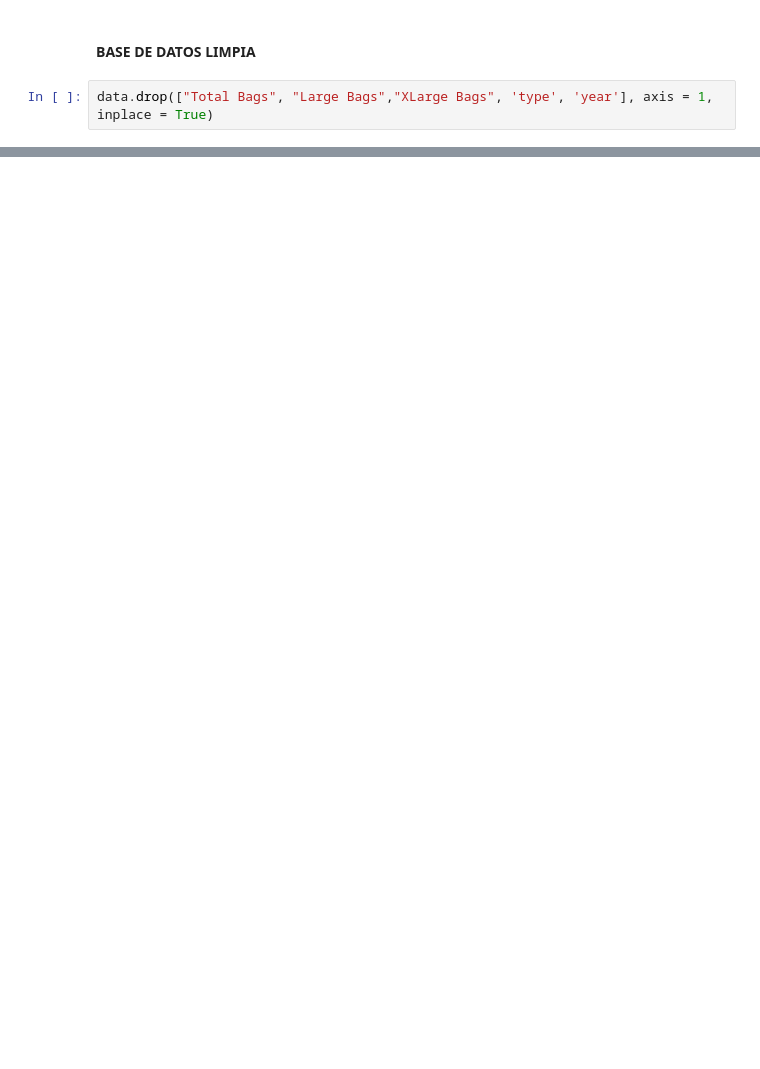
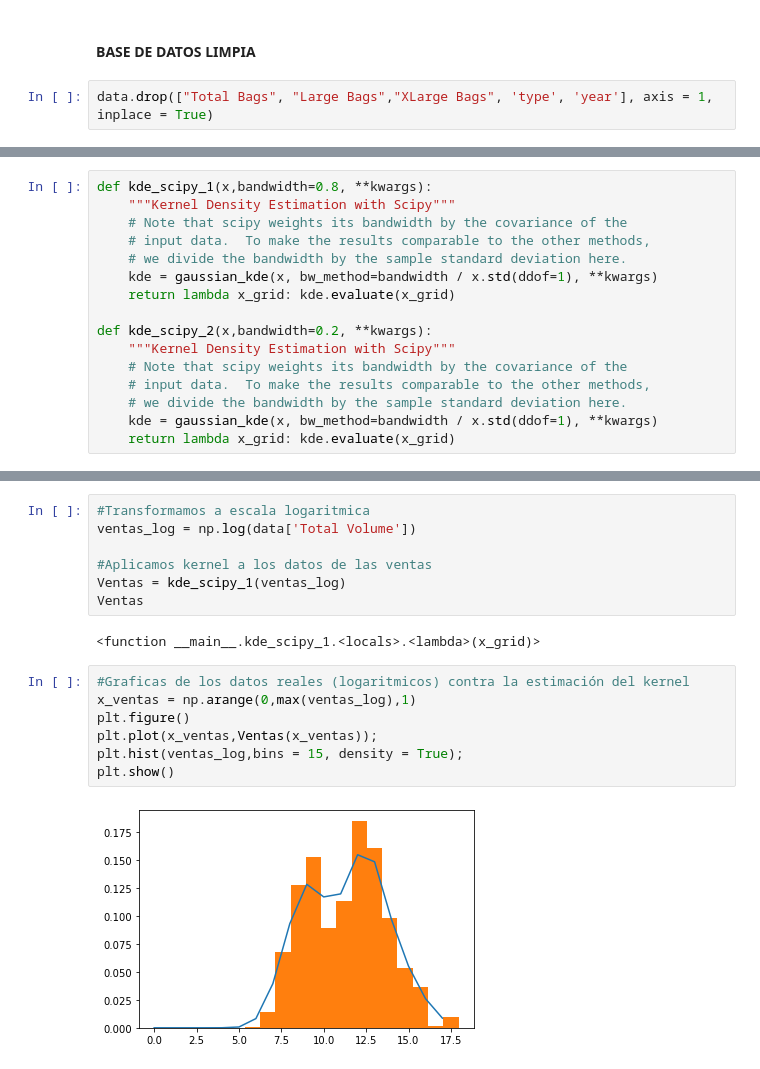
Before and after one commit to ACristinaVV/Proyecto_Avocado, a Jupyter notebook: Proyecto_Nodo1y2.ipynb, the cells around one changed output, grey strips where cells are left out. Saved outputs shown, nothing was run; the diff lists cells and outputs as text; blank space fills up the shorter version.

```diff
--- a/Proyecto_Nodo1y2.ipynb
+++ b/Proyecto_Nodo1y2.ipynb
@@ -150,0 +157,16 @@ import seaborn as sns
+# %%
+def kde_scipy_1(x,bandwidth=0.8, **kwargs):
+    """Kernel Density Estimation with Scipy"""
+    # Note that scipy weights its bandwidth by the covariance of the
+    # input data.  To make the results comparable to the other methods,
+    # we divide the bandwidth by the sample standard deviation here.
+    kde = gaussian_kde(x, bw_method=bandwidth / x.std(ddof=1), **kwargs)
+    return lambda x_grid: kde.evaluate(x_grid)
+
+def kde_scipy_2(x,bandwidth=0.2, **kwargs):
+    """Kernel Density Estimation with Scipy"""
+    # Note that scipy weights its bandwidth by the covariance of the
+    # input data.  To make the results comparable to the other methods,
+    # we divide the bandwidth by the sample standard deviation here.
+    kde = gaussian_kde(x, bw_method=bandwidth / x.std(ddof=1), **kwargs)
+    return lambda x_grid: kde.evaluate(x_grid)
@@ -152,0 +195,18 @@ import seaborn as sns
+# %%
+#Transformamos a escala logaritmica
+ventas_log = np.log(data['Total Volume'])
+
+#Aplicamos kernel a los datos de las ventas
+Ventas = kde_scipy_1(ventas_log)
+Ventas
+# %% [output]
+<function __main__.kde_scipy_1.<locals>.<lambda>(x_grid)>
+# %%
+#Graficas de los datos reales (logaritmicos) contra la estimación del kernel
+x_ventas = np.arange(0,max(ventas_log),1)
+plt.figure()
+plt.plot(x_ventas,Ventas(x_ventas));
+plt.hist(ventas_log,bins = 15, density = True);
+plt.show()
+# %% [output]
+[figure, added]
```
Also changed, not shown: parts of 79 cells of this notebook.
